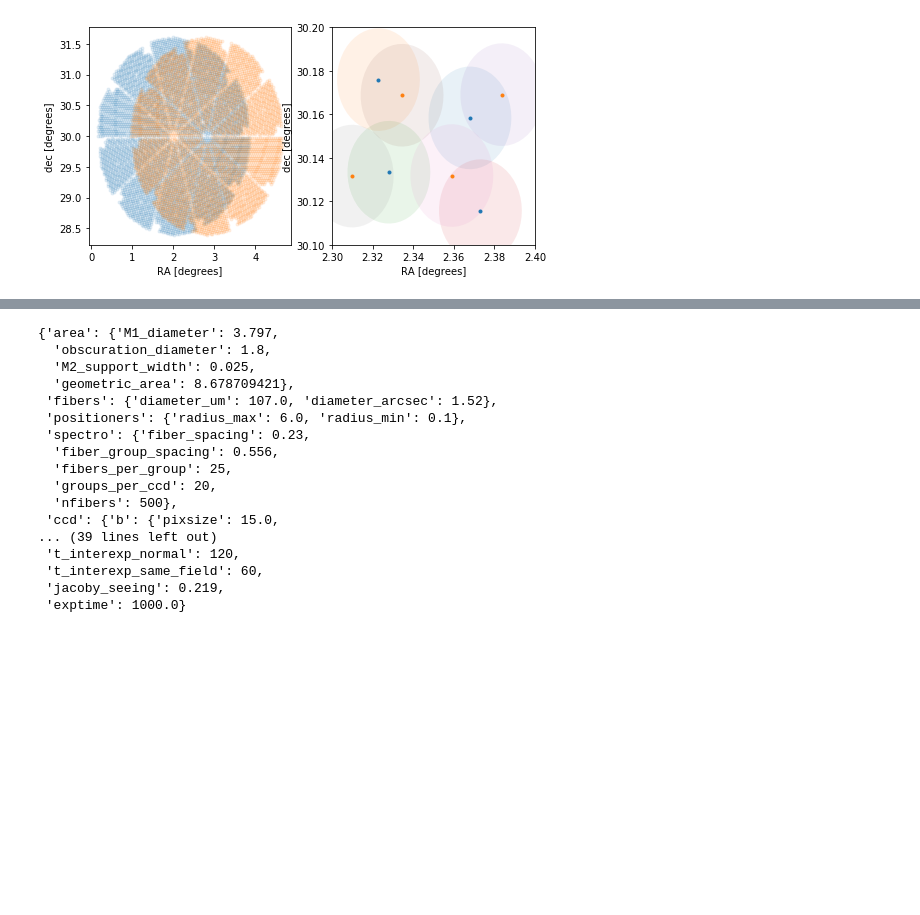
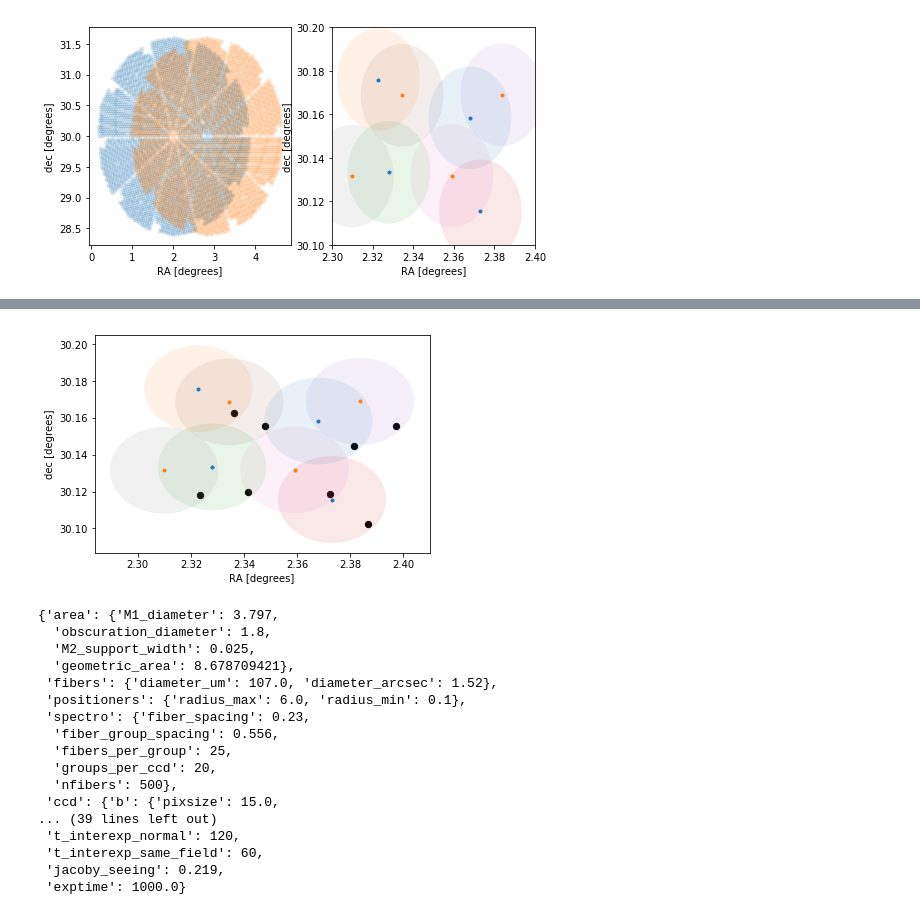
Before and after one commit to forero/SandboxDESI, a Jupyter notebook: fassign/prioritytests/toy_models.ipynb, the cells around one changed output, grey strips where cells are left out. Drawn from its saved outputs; the diff is of its cells as text; code cells hidden in the pictures; blank space fills up the shorter version.

Commit message:
generate targets

```diff
--- a/fassign/prioritytests/toy_models.ipynb
+++ b/fassign/prioritytests/toy_models.ipynb
@@ -154,0 +90,69 @@ def generate_targets(tile_ra, tile_dec, n_targets, boundary=None)
+# %%
+def generate_targets_in_tile(tile_ra, tile_dec, n_targets_per_fiber=1, boundary=None):
+    # compute fiber radius
+    fiber_radius = desimodel.io.load_desiparams()['positioners']['radius_max']
+    fiber_radius *= desimodel.focalplane.get_tile_radius_deg()/desimodel.focalplane.get_tile_radius_mm()
+
+    # compute the positions of all positioners
+    fiberpos = desimodel.io.load_fiberpos()
+    ra, dec = desimodel.focalplane.xy2radec(tile_ra, tile_dec, fiberpos['X'], fiberpos['Y'])
+
+    # select only positioners within the input boundary
+    ii = (ra<boundary['max_ra'])&(ra>boundary['min_ra'])&(dec<boundary['max_dec'])&(dec>boundary['min_dec'])
+    ra = ra[ii]
+    dec = dec[ii]
+    print(len(ra), ra, fiber_radius)
+
+    # generate targets within the fiber radius. We generate n_targets_per_fiber
+    n_fibers = len(ra)
+    targets_ra = np.ones(n_fibers * n_targets_per_fiber)
+    targets_dec = np.ones(n_fibers * n_targets_per_fiber)
+    theta = -np.ones(n_fibers * n_targets_per_fiber)*np.pi/4.0
+    for i in range(n_fibers):
+        targets_ra[i*n_targets_per_fiber:(i+1)*n_targets_per_fiber] = ra[i] + 0.8*fiber_radius * np.cos(theta[i*n_targets_per_fiber:(i+1)*n_targets_per_fiber])
+        targets_dec[i*n_targets_per_fiber:(i+1)*n_targets_per_fiber] = dec[i] + 0.8*fiber_radius * np.sin(theta[i*n_targets_per_fiber:(i+1)*n_targets_per_fiber])
+    return targets_ra, targets_dec
+
+def generate_targets_in_tiles(tiles, n_targets_per_fiber=1, boundary=None):
+    n_tiles = len(tiles)
+    r = np.empty((0))
+    d = np.empty((0))
+    print(r)
+    for i in range(n_tiles):
+        _r, _d = generate_targets_in_tile(tiles['RA'][i], tiles['DEC'][i], n_targets_per_fiber=n_targets_per_fiber, boundary=boundary)
+        r = np.append(r, _r)
+        d = np.append(d, _d)
+
+    n = len(r)
+    while True:
+        targetids = np.random.randint(0, 2**62-1, n)
+        if len(set(targetids)) == n:
+            break
+        #- Create targets table
+    targets = Table()
+    targets['TARGETID'] = targetids
+    targets['RA'] = r.copy()
+    targets['DEC'] = d.copy()
+    targets['DESI_TARGET'] = np.zeros(n, dtype='i8')
+    targets['BGS_TARGET'] = np.zeros(n, dtype='i8')
+    targets['MWS_TARGET'] = np.zeros(n, dtype='i8')
+    targets['SUBPRIORITY'] = np.random.uniform(0, 1, n)
+    #targets['BRICKNAME'] = np.full(n, '000p0000')    #- required !?!
+    #targets['BRICKID'] = np.full(n, 0)    #- required !?!
+    targets['BRICK_OBJID'] = np.arange(n)
+
+    #- dummy values for fluxes
+    for filt in ['G', 'R', 'Z']:
+        targets['FIBERFLUX_'+filt] = np.zeros(n, dtype='f4')
+        targets['FIBERFLUX_IVAR_'+filt] = np.ones(n, dtype='f4')
+    return targets
+
+
+targets = generate_targets_in_tiles(tiles, n_targets_per_fiber=1, boundary=boundary)
+targets
+print(t)
+for i in range(len(tiles)):
+    plot_positioners(tiles['RA'][i], tiles['DEC'][i], boundary=boundary, alpha=1.0, circles=True)
+plt.scatter(t['RA'], t['DEC'], s=40, c='black')
+print(r)
+# %% [output]
@@ -155,3 +174,4 @@ def generate_targets(tile_ra, tile_dec, n_targets, boundary=None)
+[figure, added]
 # %%
 desimodel.io.load_desiparams()
 # %% [output]
```
Also changed, not shown: parts of 3 cells of this notebook.
